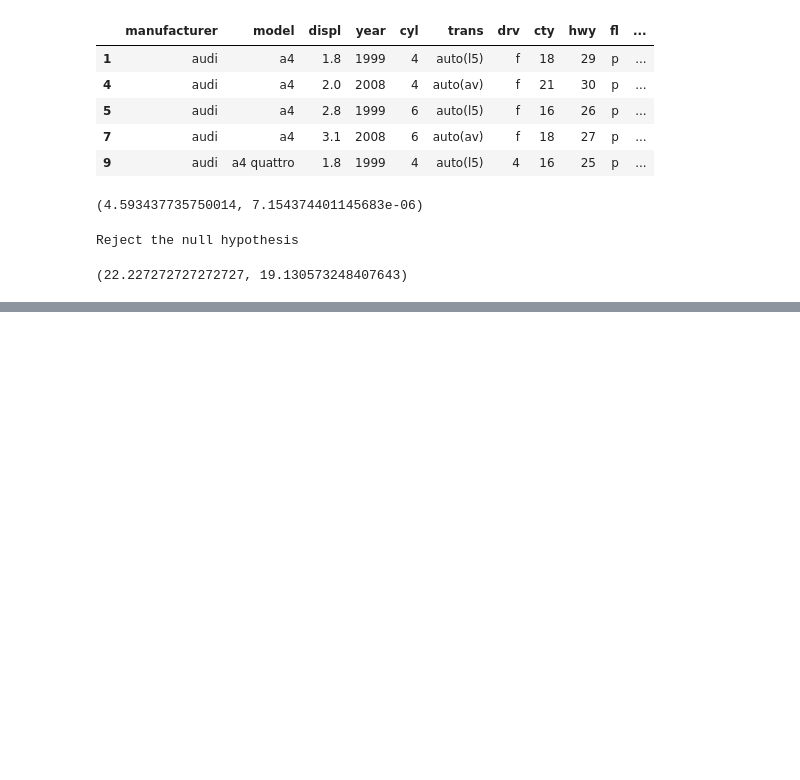
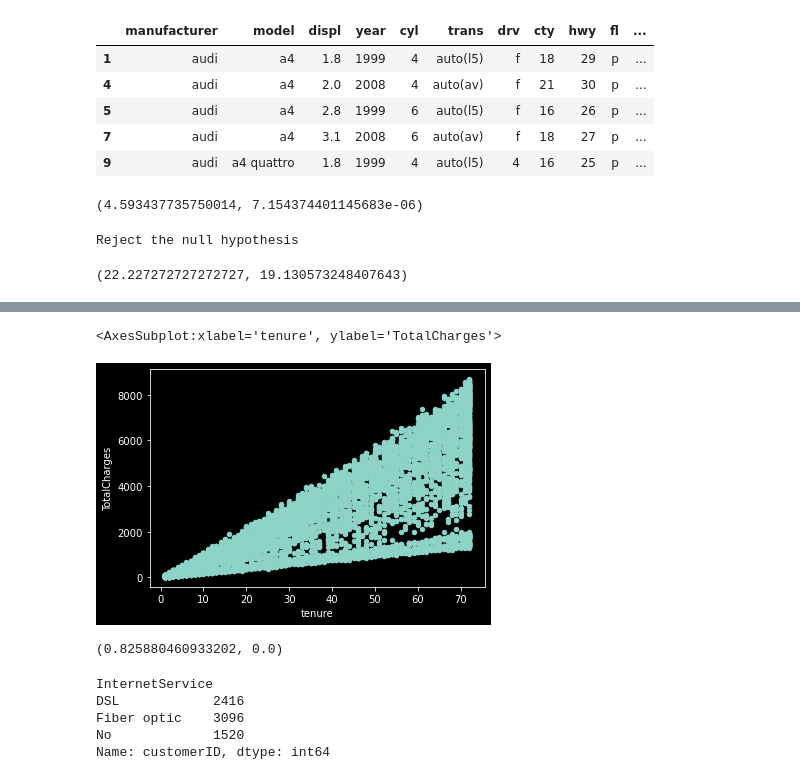
Before and after one commit to Ken-Alviola/statistics-exercises, a Jupyter notebook: hypothesis_testing.ipynb, the cells around one changed output, grey strips where cells are left out. Cells and saved outputs as stored; diff of their text form; code cells hidden in the pictures; blank space fills up the shorter version.

```diff
--- a/hypothesis_testing.ipynb
+++ b/hypothesis_testing.ipynb
@@ -209,0 +243,20 @@ manual.average_mpg.mean(),auto.average_mpg.mean()
+# %%
+telco.plot.scatter('tenure','TotalCharges')
+# %% [output]
+<AxesSubplot:xlabel='tenure', ylabel='TotalCharges'>
+[figure, added]
+# %%
+#Total charges?
+r, p = stats.pearsonr(non_na_telco.tenure, non_na_telco.TotalCharges)
+r, p
+# %% [output]
+(0.825880460933202, 0.0)
+# %%
+# What happens if you control for phone and internet service?
+non_na_telco.groupby('InternetService').customerID.count()
+# %% [output]
+InternetService
+DSL            2416
+Fiber optic    3096
+No             1520
+Name: customerID, dtype: int64
```
Also changed, not shown: parts of 28 cells of this notebook, 2 other files.
